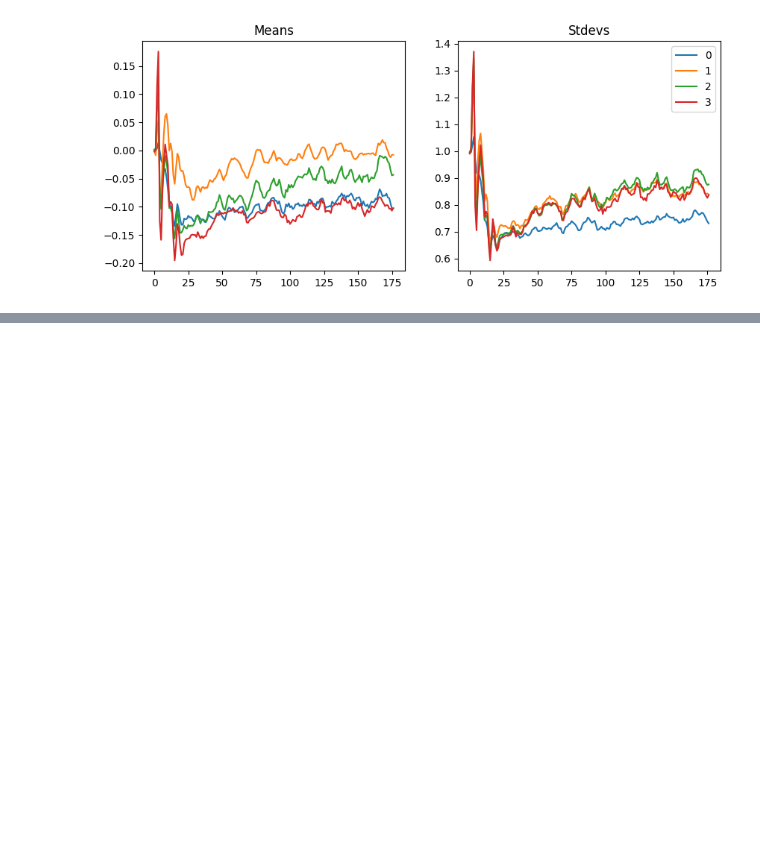
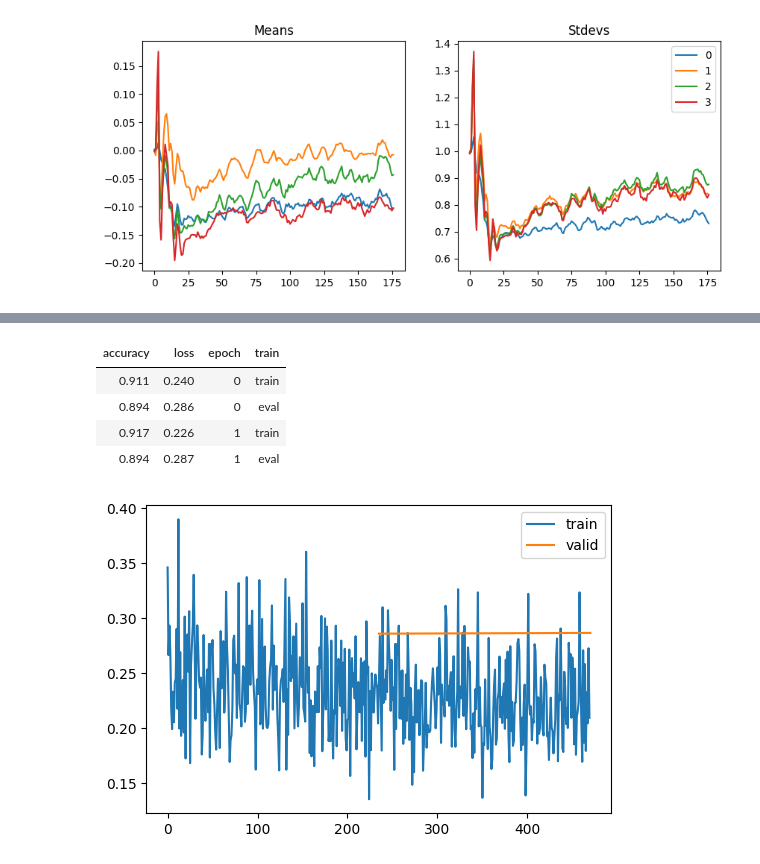
Before and after one commit to satani99/fastai_22_2, a Jupyter notebook: initializing.ipynb, the cells around one changed output, grey strips where cells are left out. Saved outputs shown, nothing was run; the diff lists cells and outputs as text; code cells hidden in the pictures; blank space fills up the shorter version.

```diff
--- a/initializing.ipynb
+++ b/initializing.ipynb
@@ -535,0 +619,10 @@ def conv(ni, nf, ks=3, stride=2, act=nn.ReLU, norm=None, bias=None):
+# %%
+learn = MomentumLearner(model, dls, F.cross_entropy, lr=0.05, cbs=cbs)
+learn.fit(2)
+# %% [output]
+| accuracy | loss | epoch | train |
+| 0.911 | 0.240 | 0 | train |
+| 0.894 | 0.286 | 0 | eval |
+| 0.917 | 0.226 | 1 | train |
+| 0.894 | 0.287 | 1 | eval |
+[figure, added]
```
Also changed, not shown: parts of 15 cells of this notebook.
